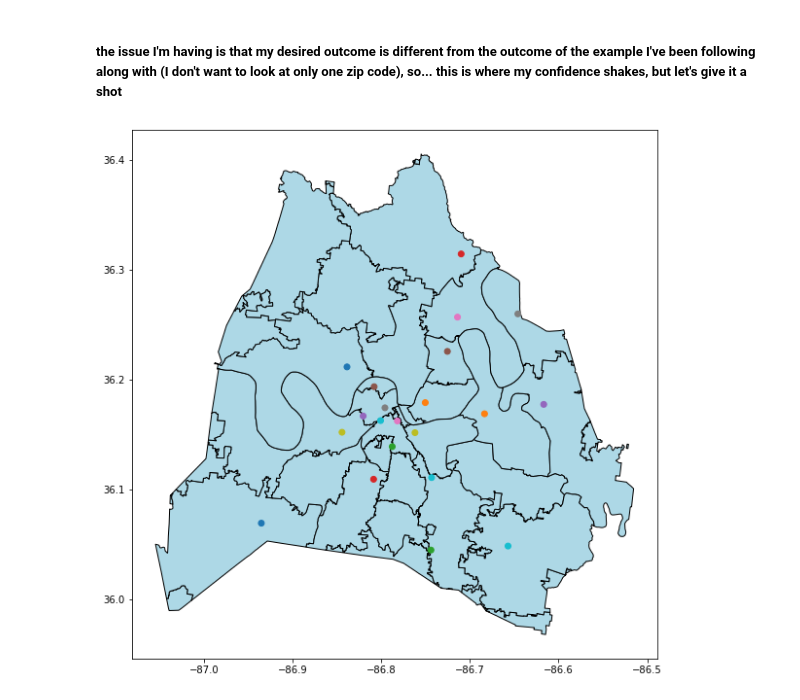
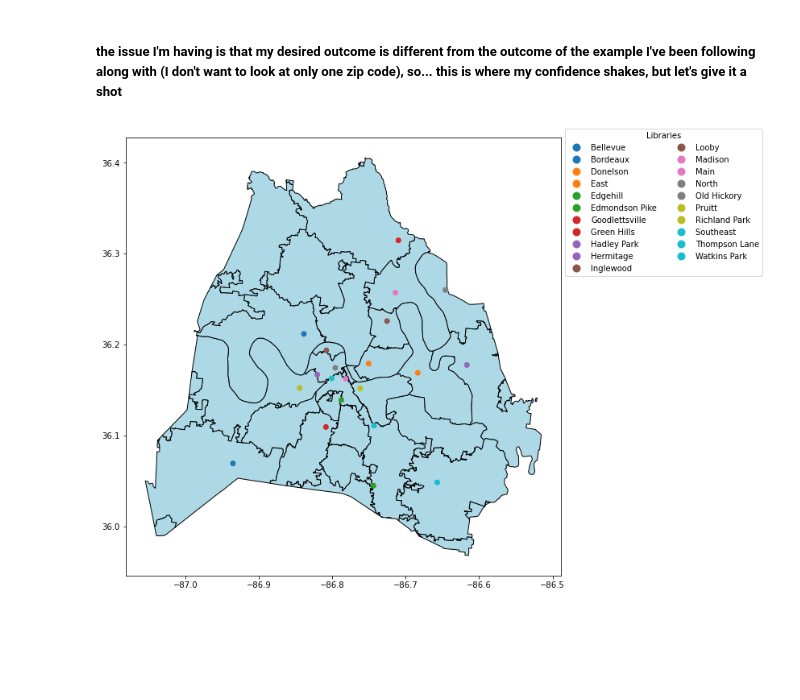
Before and after one commit to NSS-Data-Analytics-Cohort-6/geospatial-python-project-atinglis314, a Jupyter notebook: notebooks/Nashville_libraries.ipynb, the cells around one changed output. Drawn from its saved outputs; the diff is of its cells as text; code cells hidden in the pictures; blank space fills up the shorter version.

```diff
--- a/notebooks/Nashville_libraries.ipynb
+++ b/notebooks/Nashville_libraries.ipynb
@@ -124,9 +124,11 @@ plt.show()
 # %% [markdown]
 ##### the issue I'm having is that my desired outcome is different from the outcome of the example I've been following along with (I don't want to look at only one zip code), so... this is where my confidence shakes, but let's give it a shot
 # %%
+leg_kwds = {'title': 'Libraries', 'loc': 'upper left',
+            'bbox_to_anchor': (1, 1.03), 'ncol': 2}
 ax = zipcodes.plot(figsize = (10, 10), color = 'lightblue',
                    edgecolor = 'black')
-lib_by_zip.plot(ax = ax, column = 'Library Name')
+lib_by_zip.plot(ax = ax, column = 'Library Name', legend = True, legend_kwds = leg_kwds)
 plt.show()
 # %% [output]
-[figure, old version]
+[figure, new version]
```
Also changed, not shown: parts of 7 cells of this notebook.
